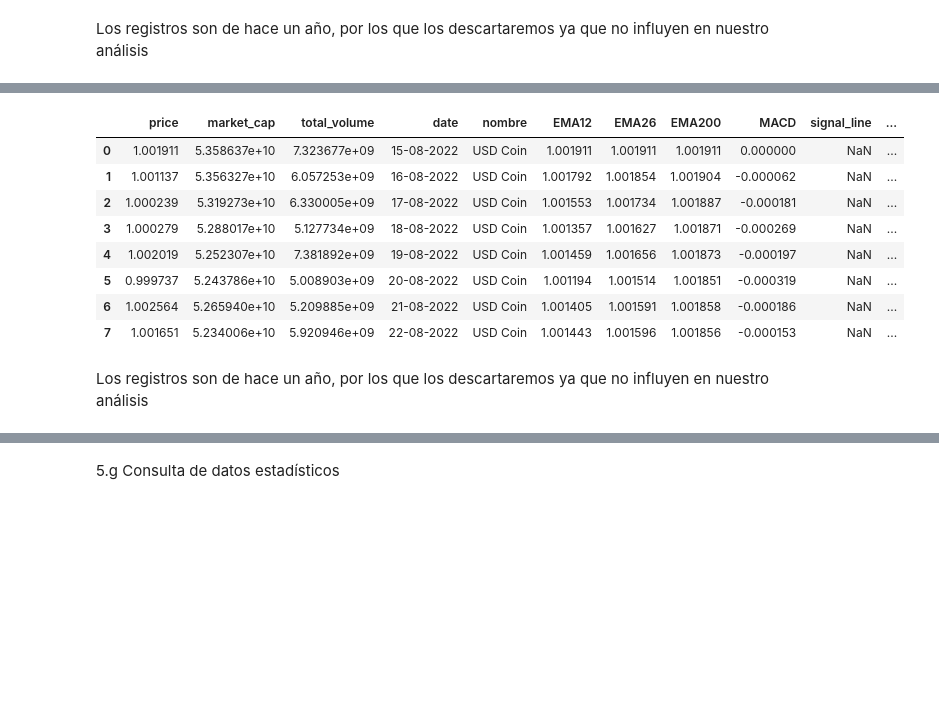
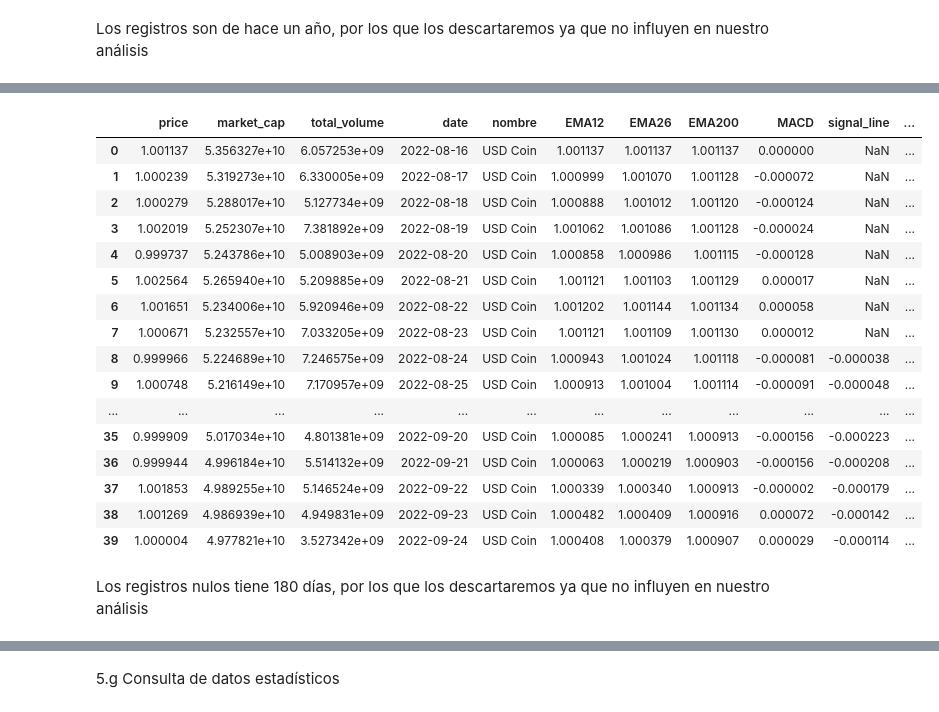
Before and after one commit to GLJaraBarth/2_Proyecto_Individual_DA, a Jupyter notebook: PI_Data_Analitycs_EDA.ipynb, the cells around one changed output, grey strips where cells are left out. Cells and saved outputs as stored; diff of their text form; code cells hidden in the pictures; blank space fills up the shorter version.

```diff
--- a/PI_Data_Analitycs_EDA.ipynb
+++ b/PI_Data_Analitycs_EDA.ipynb
@@ -151,3 +128,26 @@ def valorROI(df2,plazo):
+# %%
+def valorROI(df2, plazo):
+
+    # Convierte la columna 'date' a tipo datetime si no está en ese formato
+    df2['date'] = pd.to_datetime(df2['date'], dayfirst=True)
+
+    # Ordena el DataFrame por la columna 'date'
+    df2 = df_solana.sort_values(by='date')
+
+    # Calcula la diferencia de precio entre una fecha y el precio de 30 días antes
+    df2['gan'] = df2['price'] - df2['price'].shift(plazo)
+
+    # Elimina las filas con valores nulos resultantes del cálculo
+
+    #df2 = df2.dropna()
+
+    # Calcular el ROI
+    #ganancia = precio_actual - precio_hace_plazo
+    #costo = precio_hace_plazo
+
+    df2['roi'] = (df2['gan'] /df2['price'].shift(plazo)) * 100
+
+    return df2['roi']
 # %% [markdown]
 **3 - Definición de variables fecha y otras**
 # %%
@@ -1248,19 +1260,27 @@ dtype: int64
 # %%
 filas_nulas = df_usd_coin[df_usd_coin.isna().any(axis=1)]
 # %%
-filas_nulas.head(10)
+filas_nulas.head(40)
 # %% [output]
 |  | price | market_cap | total_volume | date | nombre | EMA12 | EMA26 | EMA200 | MACD | signal_line | ... |
-| 0 | 1.001911 | 5.358637e+10 | 7.323677e+09 | 15-08-2022 | USD Coin | 1.001911 | 1.001911 | 1.001911 | 0.000000 | NaN | ... |
-| 1 | 1.001137 | 5.356327e+10 | 6.057253e+09 | 16-08-2022 | USD Coin | 1.001792 | 1.001854 | 1.001904 | -0.000062 | NaN | ... |
-| 2 | 1.000239 | 5.319273e+10 | 6.330005e+09 | 17-08-2022 | USD Coin | 1.001553 | 1.001734 | 1.001887 | -0.000181 | NaN | ... |
-| 3 | 1.000279 | 5.288017e+10 | 5.127734e+09 | 18-08-2022 | USD Coin | 1.001357 | 1.001627 | 1.001871 | -0.000269 | NaN | ... |
-| 4 | 1.002019 | 5.252307e+10 | 7.381892e+09 | 19-08-2022 | USD Coin | 1.001459 | 1.001656 | 1.001873 | -0.000197 | NaN | ... |
-| 5 | 0.999737 | 5.243786e+10 | 5.008903e+09 | 20-08-2022 | USD Coin | 1.001194 | 1.001514 | 1.001851 | -0.000319 | NaN | ... |
-| 6 | 1.002564 | 5.265940e+10 | 5.209885e+09 | 21-08-2022 | USD Coin | 1.001405 | 1.001591 | 1.001858 | -0.000186 | NaN | ... |
-| 7 | 1.001651 | 5.234006e+10 | 5.920946e+09 | 22-08-2022 | USD Coin | 1.001443 | 1.001596 | 1.001856 | -0.000153 | NaN | ... |
+| 0 | 1.001137 | 5.356327e+10 | 6.057253e+09 | 2022-08-16 | USD Coin | 1.001137 | 1.001137 | 1.001137 | 0.000000 | NaN | ... |
+| 1 | 1.000239 | 5.319273e+10 | 6.330005e+09 | 2022-08-17 | USD Coin | 1.000999 | 1.001070 | 1.001128 | -0.000072 | NaN | ... |
+| 2 | 1.000279 | 5.288017e+10 | 5.127734e+09 | 2022-08-18 | USD Coin | 1.000888 | 1.001012 | 1.001120 | -0.000124 | NaN | ... |
+| 3 | 1.002019 | 5.252307e+10 | 7.381892e+09 | 2022-08-19 | USD Coin | 1.001062 | 1.001086 | 1.001128 | -0.000024 | NaN | ... |
+| 4 | 0.999737 | 5.243786e+10 | 5.008903e+09 | 2022-08-20 | USD Coin | 1.000858 | 1.000986 | 1.001115 | -0.000128 | NaN | ... |
+| 5 | 1.002564 | 5.265940e+10 | 5.209885e+09 | 2022-08-21 | USD Coin | 1.001121 | 1.001103 | 1.001129 | 0.000017 | NaN | ... |
+| 6 | 1.001651 | 5.234006e+10 | 5.920946e+09 | 2022-08-22 | USD Coin | 1.001202 | 1.001144 | 1.001134 | 0.000058 | NaN | ... |
+| 7 | 1.000671 | 5.232557e+10 | 7.033205e+09 | 2022-08-23 | USD Coin | 1.001121 | 1.001109 | 1.001130 | 0.000012 | NaN | ... |
+| 8 | 0.999966 | 5.224689e+10 | 7.246575e+09 | 2022-08-24 | USD Coin | 1.000943 | 1.001024 | 1.001118 | -0.000081 | -0.000038 | ... |
+| 9 | 1.000748 | 5.216149e+10 | 7.170957e+09 | 2022-08-25 | USD Coin | 1.000913 | 1.001004 | 1.001114 | -0.000091 | -0.000048 | ... |
+| ... | ... | ... | ... | ... | ... | ... | ... | ... | ... | ... | ... |
+| 35 | 0.999909 | 5.017034e+10 | 4.801381e+09 | 2022-09-20 | USD Coin | 1.000085 | 1.000241 | 1.000913 | -0.000156 | -0.000223 | ... |
+| 36 | 0.999944 | 4.996184e+10 | 5.514132e+09 | 2022-09-21 | USD Coin | 1.000063 | 1.000219 | 1.000903 | -0.000156 | -0.000208 | ... |
+| 37 | 1.001853 | 4.989255e+10 | 5.146524e+09 | 2022-09-22 | USD Coin | 1.000339 | 1.000340 | 1.000913 | -0.000002 | -0.000179 | ... |
+| 38 | 1.001269 | 4.986939e+10 | 4.949831e+09 | 2022-09-23 | USD Coin | 1.000482 | 1.000409 | 1.000916 | 0.000072 | -0.000142 | ... |
+| 39 | 1.000004 | 4.977821e+10 | 3.527342e+09 | 2022-09-24 | USD Coin | 1.000408 | 1.000379 | 1.000907 | 0.000029 | -0.000114 | ... |
 # %% [markdown]
-Los registros son de hace un año, por los que los descartaremos ya que no influyen en nuestro análisis
+Los registros nulos tiene 180 días, por los que los descartaremos ya que no influyen en nuestro análisis
 # %%
 df_ethereum.isna().sum()
 # %% [output]
```
Also changed, not shown: parts of 137 cells of this notebook.
